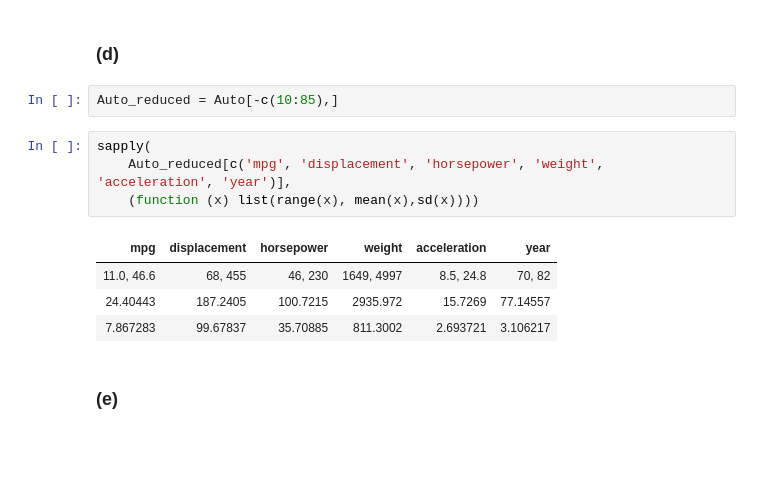
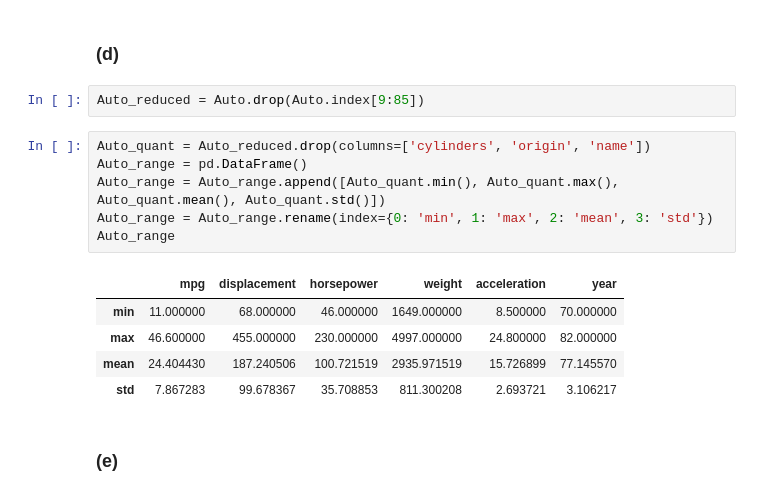
Before and after one commit to kushkamisha/intro-to-stats-learning, a Jupyter notebook: chapter-2/python.ipynb, the cells around one changed output. Drawn from its saved outputs; the diff is of its cells as text; blank space fills up the shorter version.

```diff
--- a/chapter-2/python.ipynb
+++ b/chapter-2/python.ipynb
@@ -227,15 +233,18 @@ sapply(
 # %% [markdown]
 ### (d)
 # %%
-Auto_reduced = Auto[-c(10:85),]
+Auto_reduced = Auto.drop(Auto.index[9:85])
-# %%
-sapply(
-    Auto_reduced[c('mpg', 'displacement', 'horsepower', 'weight', 'acceleration', 'year')],
-    (function (x) list(range(x), mean(x),sd(x))))
-# %% [output]
-| mpg | displacement | horsepower | weight | acceleration | year |
-| 11.0, 46.6 | 68, 455 | 46, 230 | 1649, 4997 | 8.5, 24.8 | 70, 82 |
-| 24.40443 | 187.2405 | 100.7215 | 2935.972 | 15.7269 | 77.14557 |
-| 7.867283 | 99.67837 | 35.70885 | 811.3002 | 2.693721 | 3.106217 |
+# %%
+Auto_quant = Auto_reduced.drop(columns=['cylinders', 'origin', 'name'])
+Auto_range = pd.DataFrame()
+Auto_range = Auto_range.append([Auto_quant.min(), Auto_quant.max(), Auto_quant.mean(), Auto_quant.std()])
+Auto_range = Auto_range.rename(index={0: 'min', 1: 'max', 2: 'mean', 3: 'std'})
+Auto_range
+# %% [output]
+|  | mpg | displacement | horsepower | weight | acceleration | year |
+| min | 11.000000 | 68.000000 | 46.000000 | 1649.000000 | 8.500000 | 70.000000 |
+| max | 46.600000 | 455.000000 | 230.000000 | 4997.000000 | 24.800000 | 82.000000 |
+| mean | 24.404430 | 187.240506 | 100.721519 | 2935.971519 | 15.726899 | 77.145570 |
+| std | 7.867283 | 99.678367 | 35.708853 | 811.300208 | 2.693721 | 3.106217 |
 # %% [markdown]
 ### (e)
```
Also changed, not shown: parts of 45 cells of this notebook, 5 other files.
